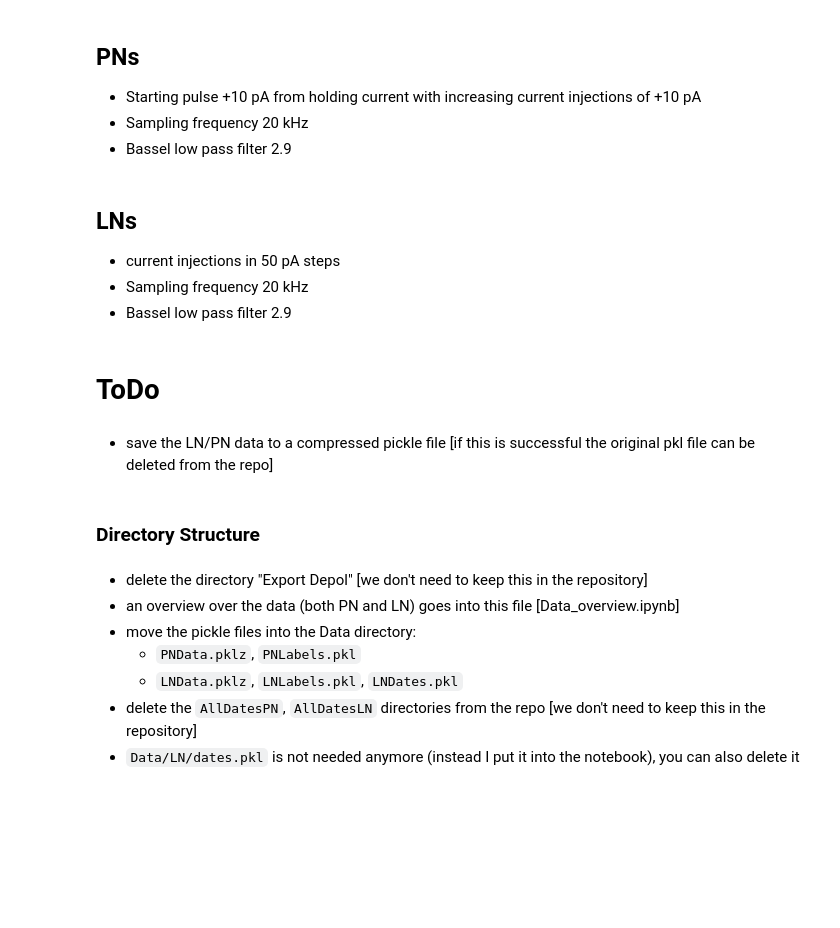
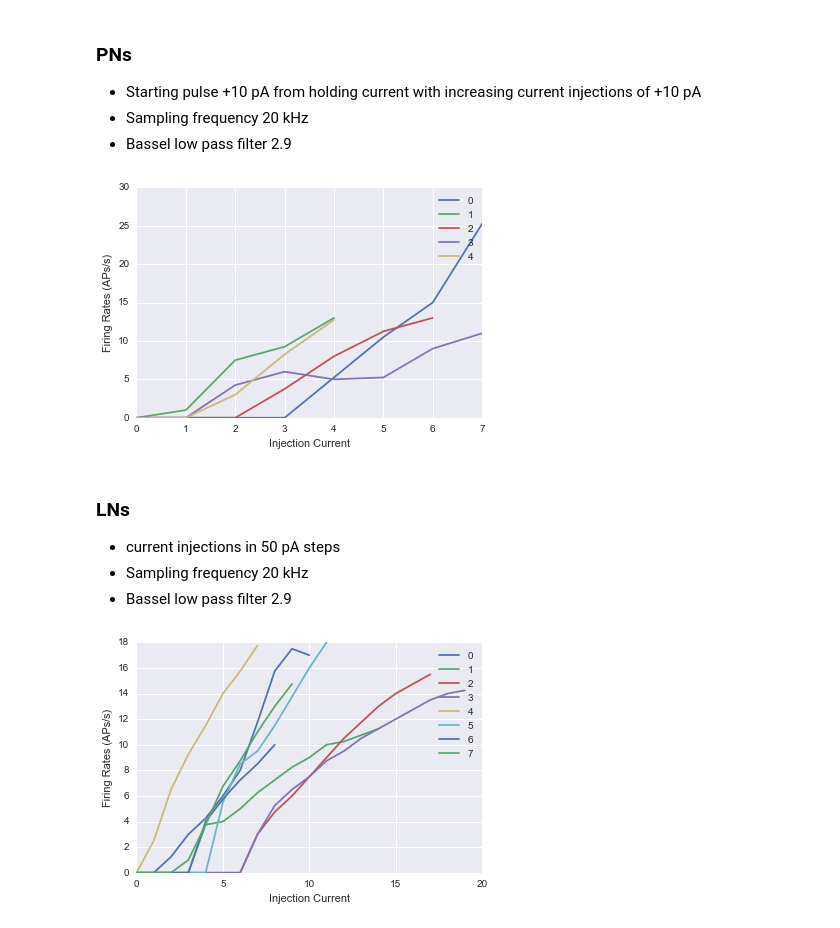
Before and after one commit to RinaldoB/InjectionVsFiring, a Jupyter notebook: Data_overview.ipynb, the cells around one changed output. Cells and saved outputs as stored; diff of their text form; code cells hidden in the pictures; blank space fills up the shorter version.

Commit message:
cleaned up structure

```diff
--- a/Data_overview.ipynb
+++ b/Data_overview.ipynb
@@ -65,6 +18,20 @@ Data/LN/LNdata.pkl
+# %%
+def local_maxima(d):
+    '''
+    returns bool array with the same shape as `d` with elemets at the position of local maxima in `d` are set to `True`
+    this function simply checks if the neighbouring elements are smaller or equal and is __sensitive to noise__
+    '''
+    return r_[True, d[1:] >= d[:-1]] & r_[d[:-1] > d[1:], True]
+
+stim_start = 1 #seconds
+stim_end   = 5 #seconds
+
+idx_stim_start = int(stim_start/dt)
+idx_stim_end =   int(stim_end/dt)
+
+th = 0 # use threshold of 0 mV for AP detection. the AP waveform is not very noise so the below works
 # %% [markdown]
-## PNs
-
+### PNs
 - Starting pulse +10 pA from holding current with increasing current injections of +10 pA
 - Sampling frequency 20 kHz
 - Bassel low pass filter 2.9
@@ -74,10 +38,37 @@ PNDates = ('03_21','03_22','03_23','03_24','03_29','03_31','04_27','05_02')
+# %%
+PNdata = pickle.load(gzip.open('/Users/Sri/Desktop/InjectionVsFiring/Data/PNdata.pklz'))
+pulse_labelsPN = pickle.load(gzip.open('/Users/Sri/Desktop/InjectionVsFiring/Data/pulselabelsPN.pklz','rb'))
+# %%
+number_of_datasetsPN = 5
+
+Firing_RatesPN = [[] for x in xrange(number_of_datasetsPN)]
+
+for dataset in range(number_of_datasetsPN):
+    number_of_pulses = len(pulse_labelsPN[dataset])
+    for i in range(number_of_pulses):
+        V = PNdata[dataset][i]
+        V_maxima = (local_maxima(V) & (V>th))
+        indices = V_maxima.nonzero()[0]
+        Firing_RatesPN[dataset].append(int(len(indices))/(stim_end-stim_start))
+# %%
+fig = figure()
+
+ax = fig.add_axes([0.1,0.1,0.8,0.8])
+ax.set_ylabel('Firing Rates (APs/s)')
+ax.set_xlabel('Injection Current')
+
+for dset in range(number_of_datasetsPN):
+    current = numpy.arange(len(Firing_RatesPN[dset]))
+
+    ax.plot(current,Firing_RatesPN[dset],label = dset)
+ax.legend()
+
+show()
+# %% [output]
+[figure, added]
 # %% [markdown]
-## LNs
+### LNs
 
 - current injections in 50 pA steps
 - Sampling frequency 20 kHz
 - Bassel low pass filter 2.9
-# %% [markdown]
-# ToDo
-# %% [markdown]
-- save the LN/PN data to a compressed pickle file [if this is successful the original pkl file can be deleted from the repo]
@@ -89,10 +74,0 @@ pickle.dump(PNData, gzip.open('PNData.pklz'), protocol=-1)
-# %% [markdown]
-###  Directory Structure
-# %% [markdown]
-- delete the directory "Export Depol" [we don't need to keep this in the repository]
-- an overview over the data (both PN and LN) goes into this file [Data_overview.ipynb]
-- move the pickle files into the Data directory:
-    - `PNData.pklz`, `PNLabels.pkl`
-    - `LNData.pklz`, `LNLabels.pkl`, `LNDates.pkl`
-- delete the `AllDatesPN`, `AllDatesLN` directories from the repo [we don't need to keep this in the repository]
-- `Data/LN/dates.pkl` is not needed anymore (instead I put it into the notebook), you can also delete it
@@ -98,0 +92,15 @@ pickle.dump(PNData, gzip.open('PNData.pklz'), protocol=-1)
+# %%
+fig = figure()
+
+ax = fig.add_axes([0.1,0.1,0.8,0.8])
+ax.set_ylabel('Firing Rates (APs/s)')
+ax.set_xlabel('Injection Current')
+
+
+for dset in range(number_of_datasetsLN):
+    ax.plot(Firing_RatesLN[dset],label = dset)
+
+ax.legend()
+show()
+# %% [output]
+[figure, added]
```
Also changed, not shown: parts of 19 cells of this notebook, 50 other files.
